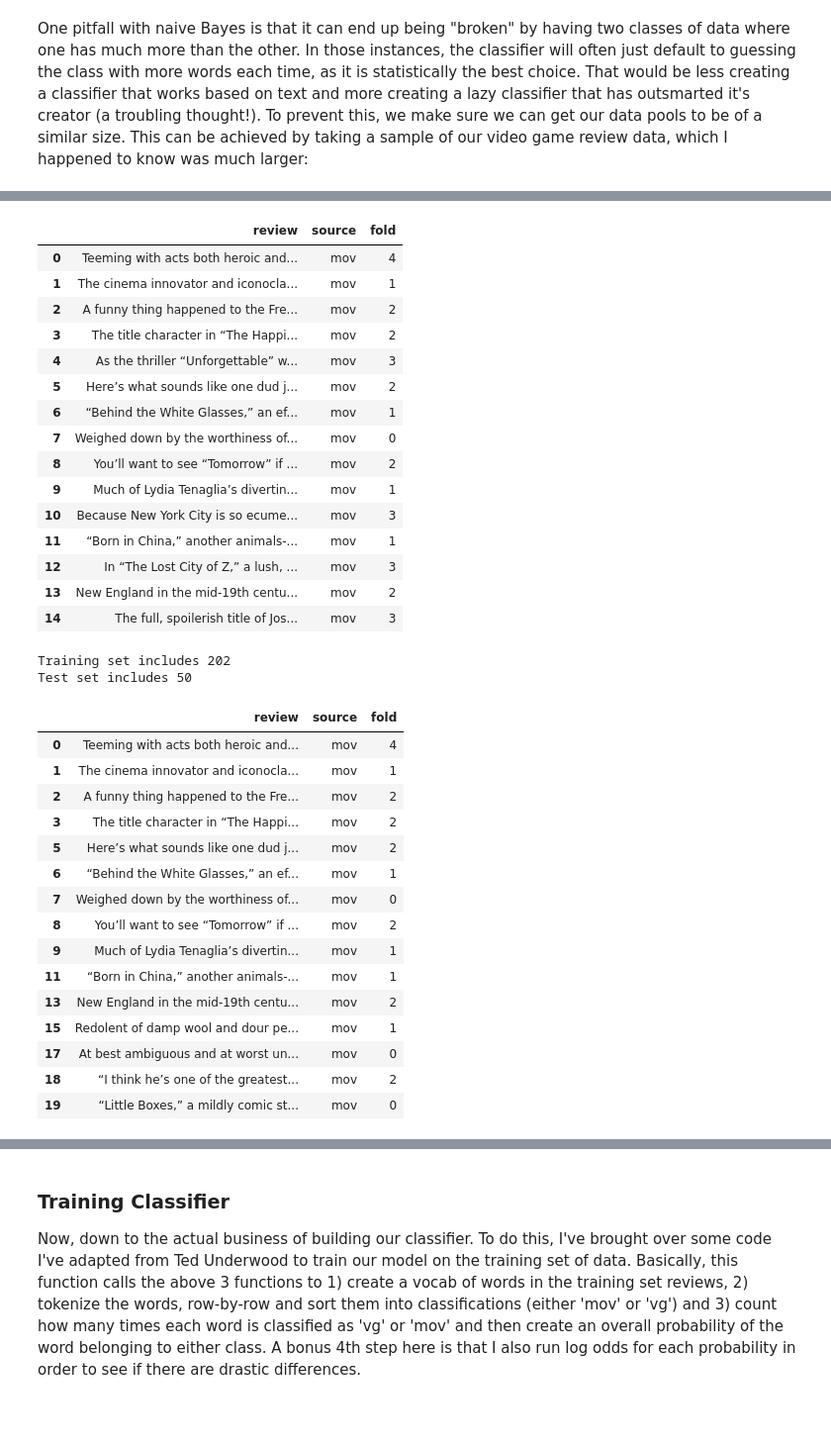
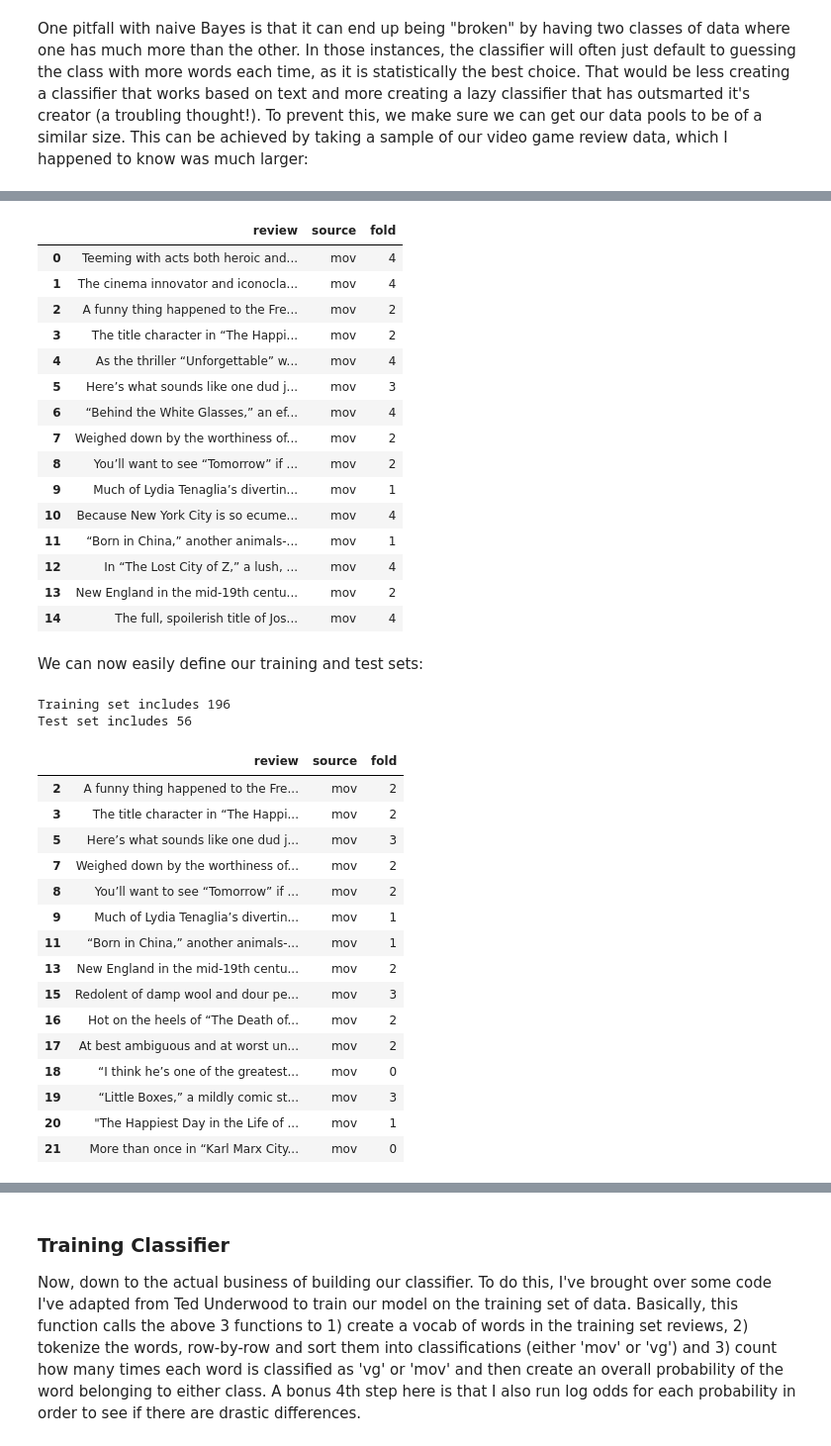
Before and after one commit to rdubnic2/lis590txl, a Jupyter notebook: final-project/submitted-final-project/590txl_final-project_VG-as-art.ipynb, the cells around one changed output, grey strips where cells are left out. Shown at 99% size. Drawn from its saved outputs; the diff is of its cells as text; code cells hidden in the pictures; blank space fills up the shorter version.

```diff
--- a/final-project/submitted-final-project/590txl_final-project_VG-as-art.ipynb
+++ b/final-project/submitted-final-project/590txl_final-project_VG-as-art.ipynb
@@ -317,0 +231,5 @@ review_data.head()
+# %%
+reviews = [movie_df, vg_sample]
+review_data = pd.concat(reviews)
+review_data = review_data.reset_index(drop=True)
+review_data.head(100) # we use a longer head call here to verify that the video game reviews have 0 in is_movie_review
@@ -324,65 +283,64 @@ def movie_test(a_data_frame, rowidx):
 # %%
-# Now, I need to separate the data into training (4/5) and test data (1/5).
-#  I do this by assigning folds to each row (review) alongside a column that shows their source,
-#  generated and extracted using the above movie_test function.
+review_text = review_data['review']
+is_movie_review = review_data['is_movie_review']
 
-# review_text = review_data['review_text']
-# is_movie_review = review_data['is_movie_review']
+source = []
+fold = []
 
-# source = []
-# fold = []
-# for idx in review_data.index:
-#     source.append(movie_test(review_data, idx))
-#     fold.append(random.sample(list(range(5)), 1)[0])
+for idx in review_data.index: # iterating through a data frame, by row, based on index
+    source.append(movie_test(review_data, idx)) # using the movie_test function above to populate the source column
+    fold.append(random.sample(list(range(5)), 1)[0]) # using random.sample to populate the source column
 
-# source = pd.Series(source, index = review_data.index)
-# fold = pd.Series(fold, index = review_data.index)
+source = pd.Series(source, index = review_data.index) # creating a Pandas series out of the above source info
+fold = pd.Series(fold, index = review_data.index) # creating a Pandas series out of the above fold info
 
-# review_data = pd.concat([review_text, source, fold], axis = 1)
-# review_data.columns = ['review', 'source', 'fold']
+review_df = pd.concat([review_text, source, fold], axis = 1) # creating a new data frame with all of the above info
+review_df.columns = ['review', 'source', 'fold'] # renaming columns for our use
 
-review_data.head(15)
+review_df.head(15)
 # %% [output]
 |  | review | source | fold |
 | 0 | Teeming with acts both heroic and... | mov | 4 |
-| 1 | The cinema innovator and iconocla... | mov | 1 |
+| 1 | The cinema innovator and iconocla... | mov | 4 |
 | 2 | A funny thing happened to the Fre... | mov | 2 |
 | 3 | The title character in “The Happi... | mov | 2 |
-| 4 | As the thriller “Unforgettable” w... | mov | 3 |
-| 5 | Here’s what sounds like one dud j... | mov | 2 |
-| 6 | “Behind the White Glasses,” an ef... | mov | 1 |
-| 7 | Weighed down by the worthiness of... | mov | 0 |
+| 4 | As the thriller “Unforgettable” w... | mov | 4 |
+| 5 | Here’s what sounds like one dud j... | mov | 3 |
+| 6 | “Behind the White Glasses,” an ef... | mov | 4 |
+| 7 | Weighed down by the worthiness of... | mov | 2 |
 | 8 | You’ll want to see “Tomorrow” if ... | mov | 2 |
 | 9 | Much of Lydia Tenaglia’s divertin... | mov | 1 |
-| 10 | Because New York City is so ecume... | mov | 3 |
+| 10 | Because New York City is so ecume... | mov | 4 |
 | 11 | “Born in China,” another animals-... | mov | 1 |
-| 12 | In “The Lost City of Z,” a lush, ... | mov | 3 |
+| 12 | In “The Lost City of Z,” a lush, ... | mov | 4 |
 | 13 | New England in the mid-19th centu... | mov | 2 |
-| 14 | The full, spoilerish title of Jos... | mov | 3 |
+| 14 | The full, spoilerish title of Jos... | mov | 4 |
+# %% [markdown]
+We can now easily define our training and test sets:
 # %%
-test_set = review_data[review_data['fold'] == 3]
+test_set = review_df[review_df['fold'] == 4] # an arbitrary choice
 
-train_set = review_data[review_data['fold'] != 3]
+train_set = review_df[review_df['fold'] != 4]
 
 print('Training set includes ' + str(train_set.shape[0]))
 print('Test set includes ' + str(test_set.shape[0]))
 train_set.head(15)
 # %% [output]
-Training set includes 202
-Test set includes 50
+Training set includes 196
+Test set includes 56
 |  | review | source | fold |
-| 0 | Teeming with acts both heroic and... | mov | 4 |
-| 1 | The cinema innovator and iconocla... | mov | 1 |
 | 2 | A funny thing happened to the Fre... | mov | 2 |
 | 3 | The title character in “The Happi... | mov | 2 |
-| 5 | Here’s what sounds like one dud j... | mov | 2 |
-| 6 | “Behind the White Glasses,” an ef... | mov | 1 |
-| 7 | Weighed down by the worthiness of... | mov | 0 |
+| 5 | Here’s what sounds like one dud j... | mov | 3 |
+| 7 | Weighed down by the worthiness of... | mov | 2 |
 | 8 | You’ll want to see “Tomorrow” if ... | mov | 2 |
 | 9 | Much of Lydia Tenaglia’s divertin... | mov | 1 |
 | 11 | “Born in China,” another animals-... | mov | 1 |
 | 13 | New England in the mid-19th centu... | mov | 2 |
-| 15 | Redolent of damp wool and dour pe... | mov | 1 |
-| 17 | At best ambiguous and at worst un... | mov | 0 |
-| 18 | “I think he’s one of the greatest... | mov | 2 |
-| 19 | “Little Boxes,” a mildly comic st... | mov | 0 |
+| 15 | Redolent of damp wool and dour pe... | mov | 3 |
+| 16 | Hot on the heels of “The Death of... | mov | 2 |
+| 17 | At best ambiguous and at worst un... | mov | 2 |
+| 18 | “I think he’s one of the greatest... | mov | 0 |
+| 19 | “Little Boxes,” a mildly comic st... | mov | 3 |
+| 20 | "The Happiest Day in the Life of ... | mov | 1 |
+| 21 | More than once in “Karl Marx City... | mov | 0 |
```
Also changed, not shown: parts of 24 cells of this notebook.
